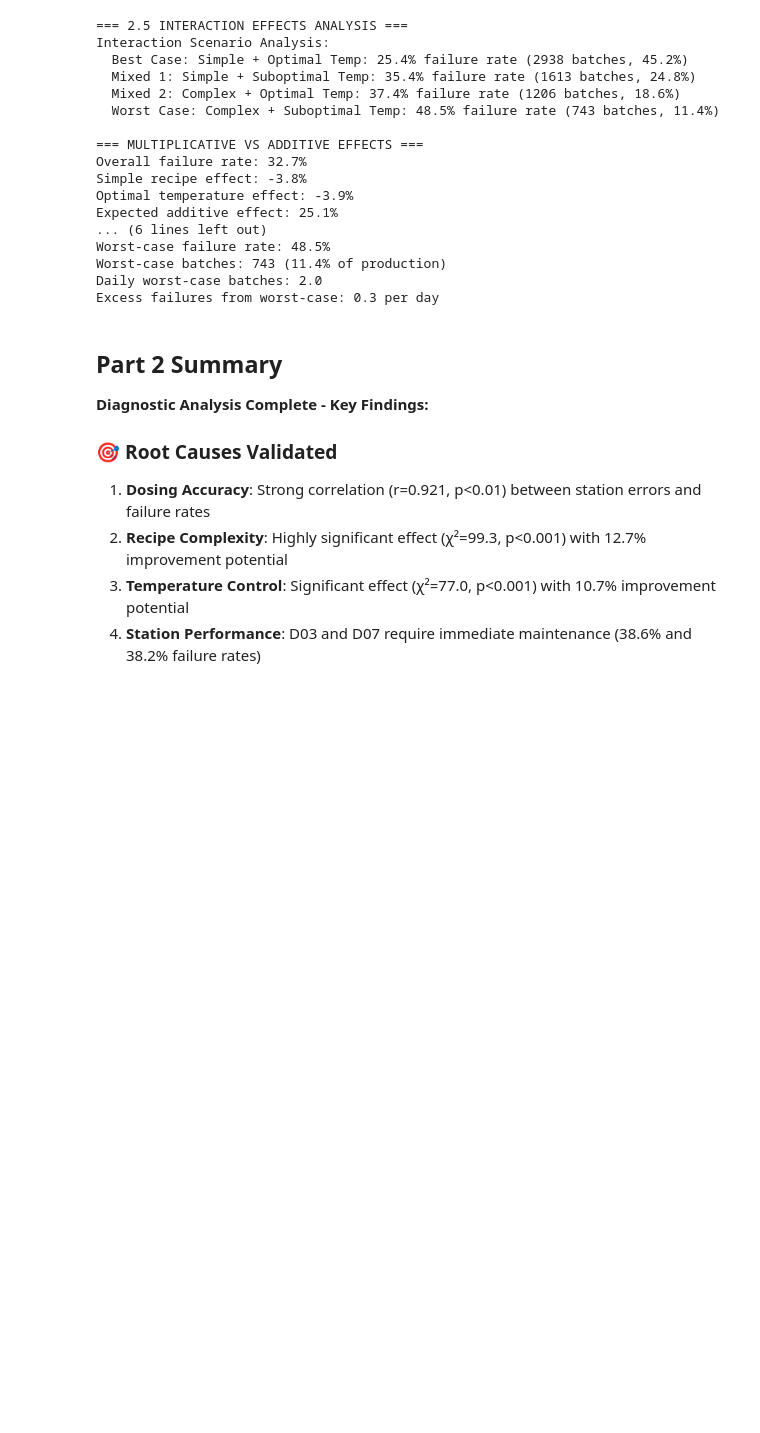
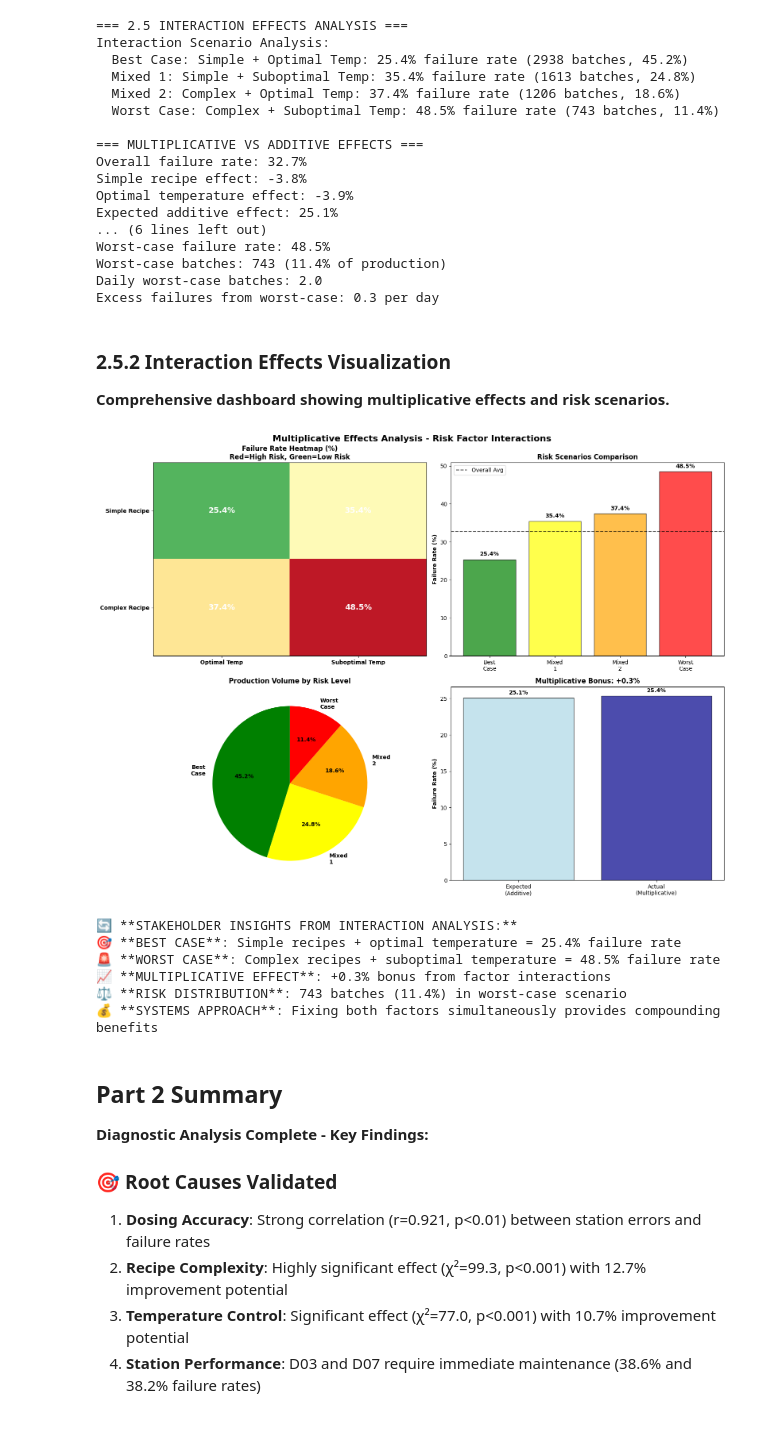
Before and after one commit to pablo-lamtenzan/solution, a Jupyter notebook: notebooks/paint_analysis_complete.ipynb, the cells around one changed output. Cells and saved outputs as stored; diff of their text form; code cells hidden in the pictures; blank space fills up the shorter version.

```diff
--- a/notebooks/paint_analysis_complete.ipynb
+++ b/notebooks/paint_analysis_complete.ipynb
@@ -1091,6 +1422,85 @@ Worst-case failure rate: 48.5%
 Worst-case batches: 743 (11.4% of production)
 Daily worst-case batches: 2.0
 Excess failures from worst-case: 0.3 per day
+# %% [markdown]
+### 2.5.2 Interaction Effects Visualization
+
+**Comprehensive dashboard showing multiplicative effects and risk scenarios.**
+# %%
+# Interaction Effects Dashboard
+fig, ((ax1, ax2), (ax3, ax4)) = plt.subplots(2, 2, figsize=(16, 12))
+fig.suptitle('Multiplicative Effects Analysis - Risk Factor Interactions', fontsize=16, fontweight='bold')
+
+# 1. Interaction Heatmap
+interaction_matrix = np.array([
+    [best_case_actual*100, batch_df[(batch_df['Num_Ingredients_first'] <= 15) &
+                                   ((batch_df['Facility_Temperature_mean'] < 20) |
+                                    (batch_df['Facility_Temperature_mean'] > 25))]['Failed'].mean()*100],
+    [batch_df[(batch_df['Num_Ingredients_first'] > 15) &
+              (batch_df['Facility_Temperature_mean'] >= 20) &
+              (batch_df['Facility_Temperature_mean'] <= 25)]['Failed'].mean()*100, worst_case_rate*100]
+])
+
+im = ax1.imshow(interaction_matrix, cmap='RdYlGn_r', aspect='auto', vmin=20, vmax=50)
+ax1.set_xticks([0, 1])
+ax1.set_yticks([0, 1])
+ax1.set_xticklabels(['Optimal Temp', 'Suboptimal Temp'], fontweight='bold')
+ax1.set_yticklabels(['Simple Recipe', 'Complex Recipe'], fontweight='bold')
+ax1.set_title('Failure Rate Heatmap (%)\nRed=High Risk, Green=Low Risk', fontweight='bold')
+
+# Add text annotations
+for i in range(2):
+    for j in range(2):
+        ax1.text(j, i, f'{interaction_matrix[i, j]:.1f}%',
+                ha="center", va="center", color="white", fontweight='bold', fontsize=14)
+
+# 2. Scenario Comparison
+scenario_names = ['Best\nCase', 'Mixed\n1', 'Mixed\n2', 'Worst\nCase']
+scenario_rates = [result['Failure_Rate']*100 for result in interaction_results]
+scenario_colors = ['green', 'yellow', 'orange', 'red']
+
+bars2 = ax2.bar(scenario_names, scenario_rates, color=scenario_colors, alpha=0.7, edgecolor='black')
+ax2.set_ylabel('Failure Rate (%)', fontweight='bold')
+ax2.set_title('Risk Scenarios Comparison', fontweight='bold')
+ax2.axhline(y=batch_df['Failed'].mean()*100, color='black', linestyle='--', alpha=0.7, label='Overall Avg')
+for i, v in enumerate(scenario_rates):
+    ax2.text(i, v + 1, f'{v:.1f}%', ha='center', fontweight='bold')
+ax2.legend()
+
+# 3. Production Volume by Risk Level
+scenario_counts = [result['Count'] for result in interaction_results]
+wedges, texts, autotexts = ax3.pie(scenario_counts, labels=scenario_names, colors=scenario_colors,
+                                  autopct='%1.1f%%', startangle=90, textprops={'fontweight': 'bold'})
+ax3.set_title('Production Volume by Risk Level', fontweight='bold')
+
+# 4. Multiplicative vs Additive Effects
+effect_types = ['Expected\n(Additive)', 'Actual\n(Multiplicative)']
+effect_values = [expected_additive*100, best_case_actual*100]
+effect_colors = ['lightblue', 'darkblue']
+
+bars4 = ax4.bar(effect_types, effect_values, color=effect_colors, alpha=0.7, edgecolor='black')
+ax4.set_ylabel('Failure Rate (%)', fontweight='bold')
+ax4.set_title(f'Multiplicative Bonus: {best_case_actual - expected_additive:+.1%}', fontweight='bold')
+for i, v in enumerate(effect_values):
+    ax4.text(i, v + 0.5, f'{v:.1f}%', ha='center', fontweight='bold')
+
+plt.tight_layout()
+plt.show()
+
+print("\n🔄 **STAKEHOLDER INSIGHTS FROM INTERACTION ANALYSIS:**")
+print(f"🎯 **BEST CASE**: Simple recipes + optimal temperature = {best_case_actual:.1%} failure rate")
+print(f"🚨 **WORST CASE**: Complex recipes + suboptimal temperature = {worst_case_rate:.1%} failure rate")
+print(f"📈 **MULTIPLICATIVE EFFECT**: {best_case_actual - expected_additive:+.1%} bonus from factor interactions")
+print(f"⚖️ **RISK DISTRIBUTION**: {worst_case_count:,} batches ({worst_case_count/len(batch_df)*100:.1f}%) in worst-case scenario")
+print(f"💰 **SYSTEMS APPROACH**: Fixing both factors simultaneously provides compounding benefits")
+# %% [output]
+[figure, added]
+🔄 **STAKEHOLDER INSIGHTS FROM INTERACTION ANALYSIS:**
+🎯 **BEST CASE**: Simple recipes + optimal temperature = 25.4% failure rate
+🚨 **WORST CASE**: Complex recipes + suboptimal temperature = 48.5% failure rate
+📈 **MULTIPLICATIVE EFFECT**: +0.3% bonus from factor interactions
+⚖️ **RISK DISTRIBUTION**: 743 batches (11.4%) in worst-case scenario
+💰 **SYSTEMS APPROACH**: Fixing both factors simultaneously provides compounding benefits
 # %% [markdown]
 ## Part 2 Summary
 
```
Also changed, not shown: parts of 11 cells of this notebook.
